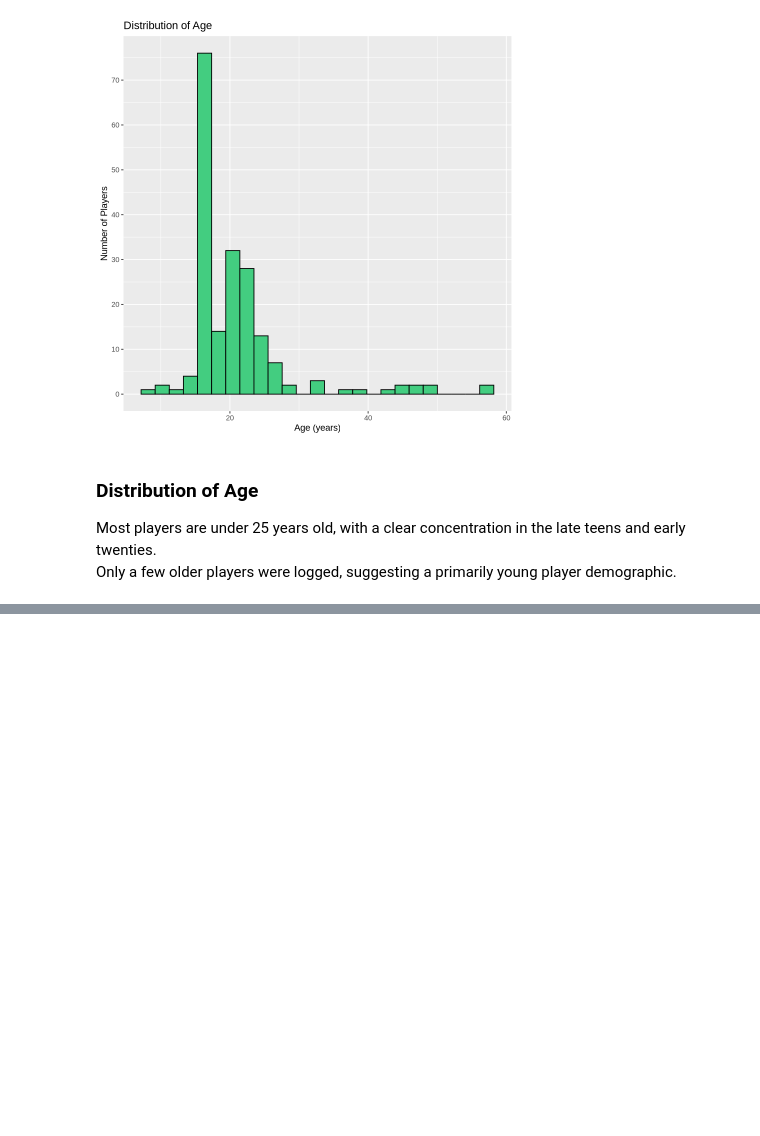
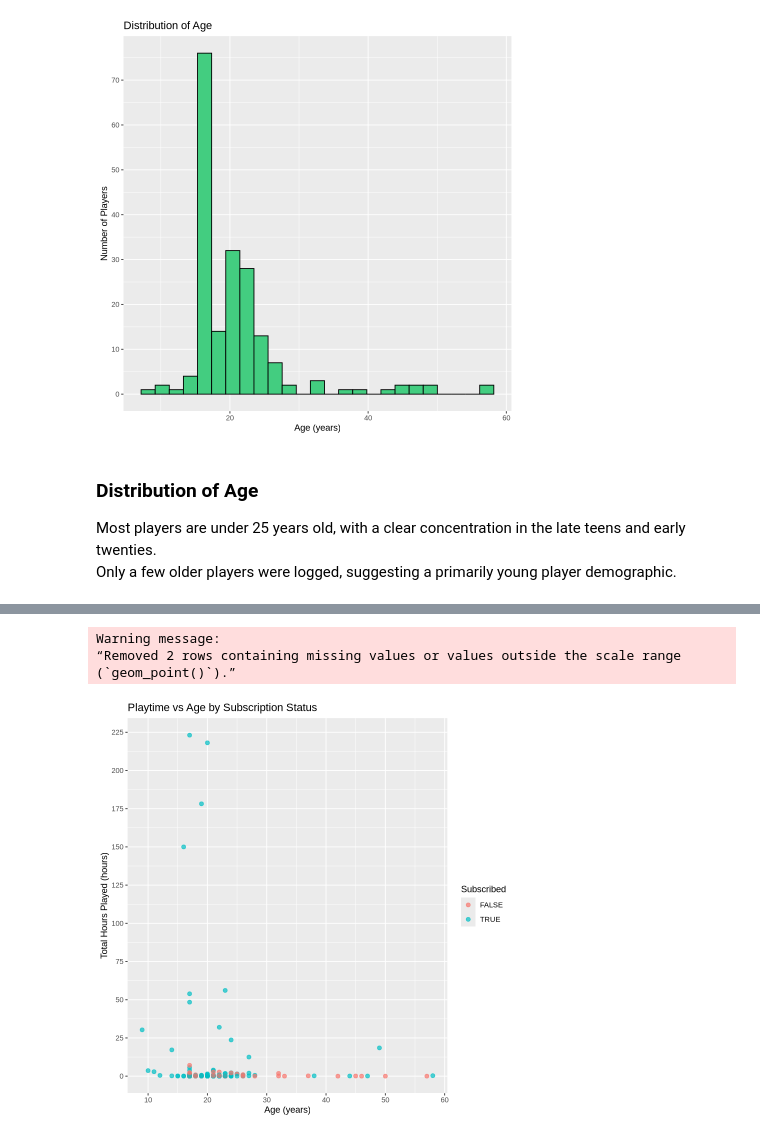
Before and after one commit to cassidoi/dsci-100-2025w1-group36-cassidy, a Jupyter notebook: individual_project.ipynb, the cells around one changed output, grey strips where cells are left out. Drawn from its saved outputs; the diff is of its cells as text; code cells hidden in the pictures; blank space fills up the shorter version.

```diff
--- a/individual_project.ipynb
+++ b/individual_project.ipynb
@@ -287,0 +308,10 @@ Only a few older players were logged, suggesting a primarily young player demogr
+# %%
+ggplot(players, aes(x = Age, y = played_hours, color = subscribe)) +
+  geom_point(alpha = 0.7, size = 2) +
+  scale_y_continuous(breaks = seq(0, 250, by = 25)) +
+  labs(title = "Playtime vs Age by Subscription Status",x = "Age (years)",y = "Total Hours Played (hours)",color = "Subscribed")
+# %% [output]
+Warning message:
+“Removed 2 rows containing missing values or values outside the scale range
+(`geom_point()`).”
+[figure, added]
```
Also changed, not shown: parts of 6 cells of this notebook.
